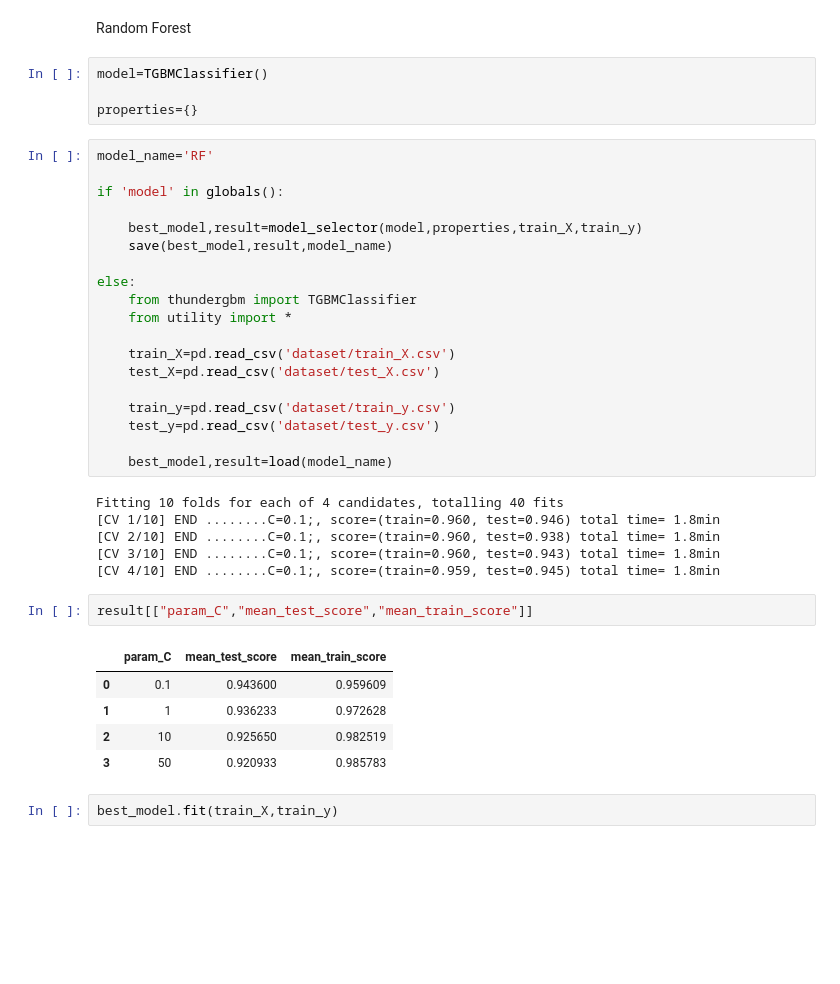
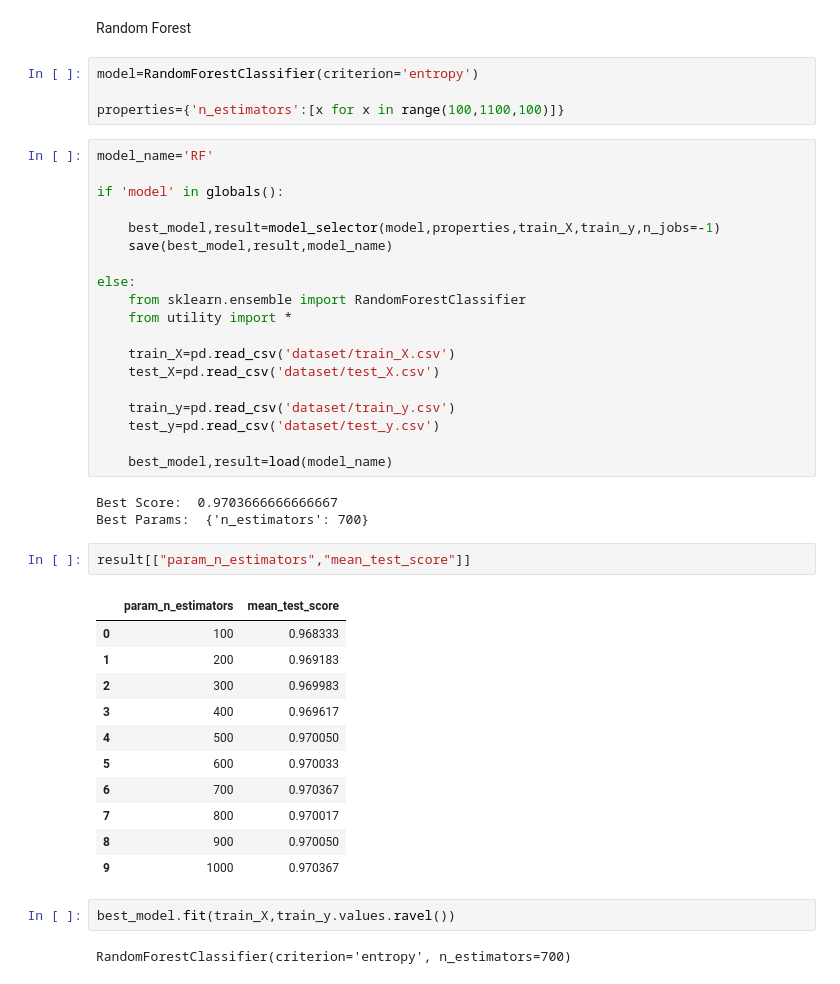
Before and after one commit to Lotto98/Discriminative-and-Generative-Classifiers, a Jupyter notebook: RF.ipynb, the cells around one changed output. Saved outputs shown, nothing was run; the diff lists cells and outputs as text; blank space fills up the shorter version.

```diff
--- a/RF.ipynb
+++ b/RF.ipynb
@@ -9,20 +9,20 @@ train_y=pd.read_csv('dataset/train_y.csv')
 test_y=pd.read_csv('dataset/test_y.csv')
 # %% [markdown]
 Random Forest
-# %%
-model=TGBMClassifier()
-
-properties={}
+# %%
+model=RandomForestClassifier(criterion='entropy')
+
+properties={'n_estimators':[x for x in range(100,1100,100)]}
 # %%
 model_name='RF'
 
 if 'model' in globals():
 
-    best_model,result=model_selector(model,properties,train_X,train_y)
+    best_model,result=model_selector(model,properties,train_X,train_y,n_jobs=-1)
     save(best_model,result,model_name)
 
 else:
-    from thundergbm import TGBMClassifier
+    from sklearn.ensemble import RandomForestClassifier
     from utility import *
 
     train_X=pd.read_csv('dataset/train_X.csv')
@@ -33,20 +33,25 @@ else:
 
     best_model,result=load(model_name)
 # %% [output]
-Fitting 10 folds for each of 4 candidates, totalling 40 fits
-[CV 1/10] END ........C=0.1;, score=(train=0.960, test=0.946) total time= 1.8min
-[CV 2/10] END ........C=0.1;, score=(train=0.960, test=0.938) total time= 1.8min
-[CV 3/10] END ........C=0.1;, score=(train=0.960, test=0.943) total time= 1.8min
-[CV 4/10] END ........C=0.1;, score=(train=0.959, test=0.945) total time= 1.8min
+Best Score:  0.9703666666666667
+Best Params:  {'n_estimators': 700}
 # %%
-result[["param_C","mean_test_score","mean_train_score"]]
+result[["param_n_estimators","mean_test_score"]]
 # %% [output]
-|  | param_C | mean_test_score | mean_train_score |
-| 0 | 0.1 | 0.943600 | 0.959609 |
-| 1 | 1 | 0.936233 | 0.972628 |
-| 2 | 10 | 0.925650 | 0.982519 |
-| 3 | 50 | 0.920933 | 0.985783 |
+|  | param_n_estimators | mean_test_score |
+| 0 | 100 | 0.968333 |
+| 1 | 200 | 0.969183 |
+| 2 | 300 | 0.969983 |
+| 3 | 400 | 0.969617 |
+| 4 | 500 | 0.970050 |
+| 5 | 600 | 0.970033 |
+| 6 | 700 | 0.970367 |
+| 7 | 800 | 0.970017 |
+| 8 | 900 | 0.970050 |
+| 9 | 1000 | 0.970367 |
 # %%
-best_model.fit(train_X,train_y)
+best_model.fit(train_X,train_y.values.ravel())
+# %% [output]
+RandomForestClassifier(criterion='entropy', n_estimators=700)
 # %%
 pred_y=best_model.predict(test_X)
```
Also changed, not shown: parts of 4 cells of this notebook, 3 other files.
